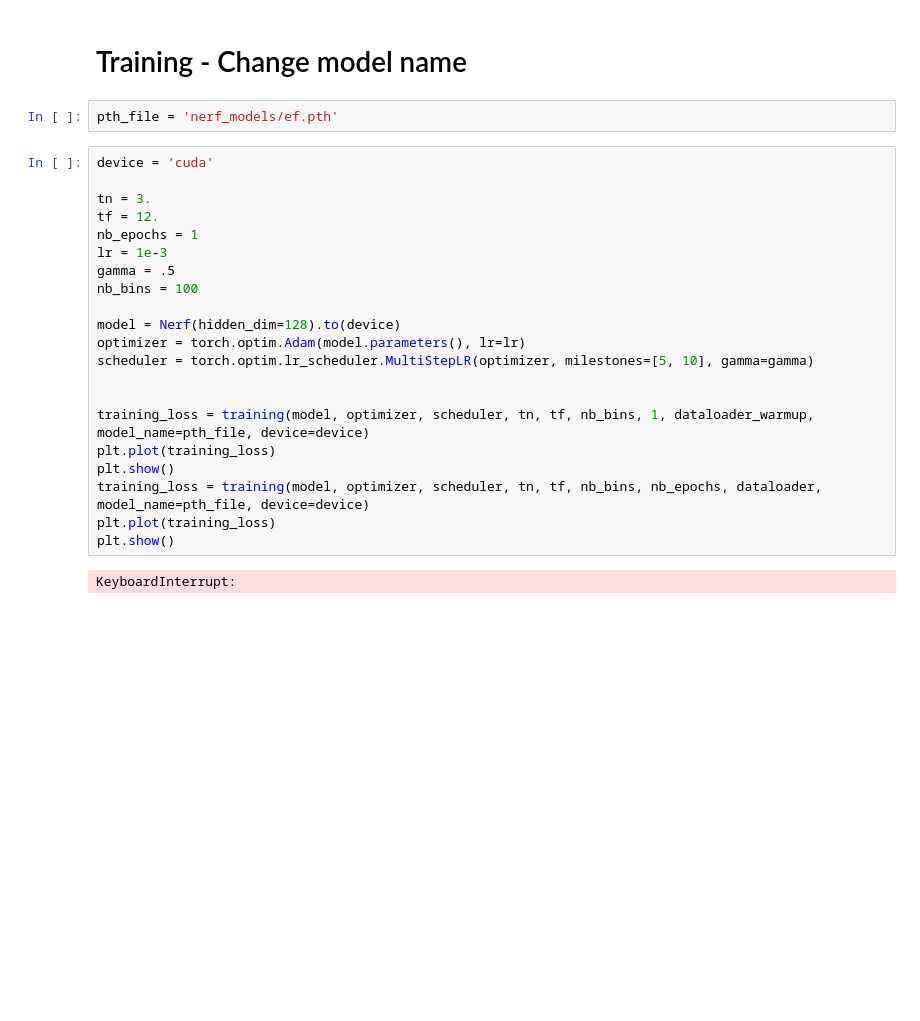
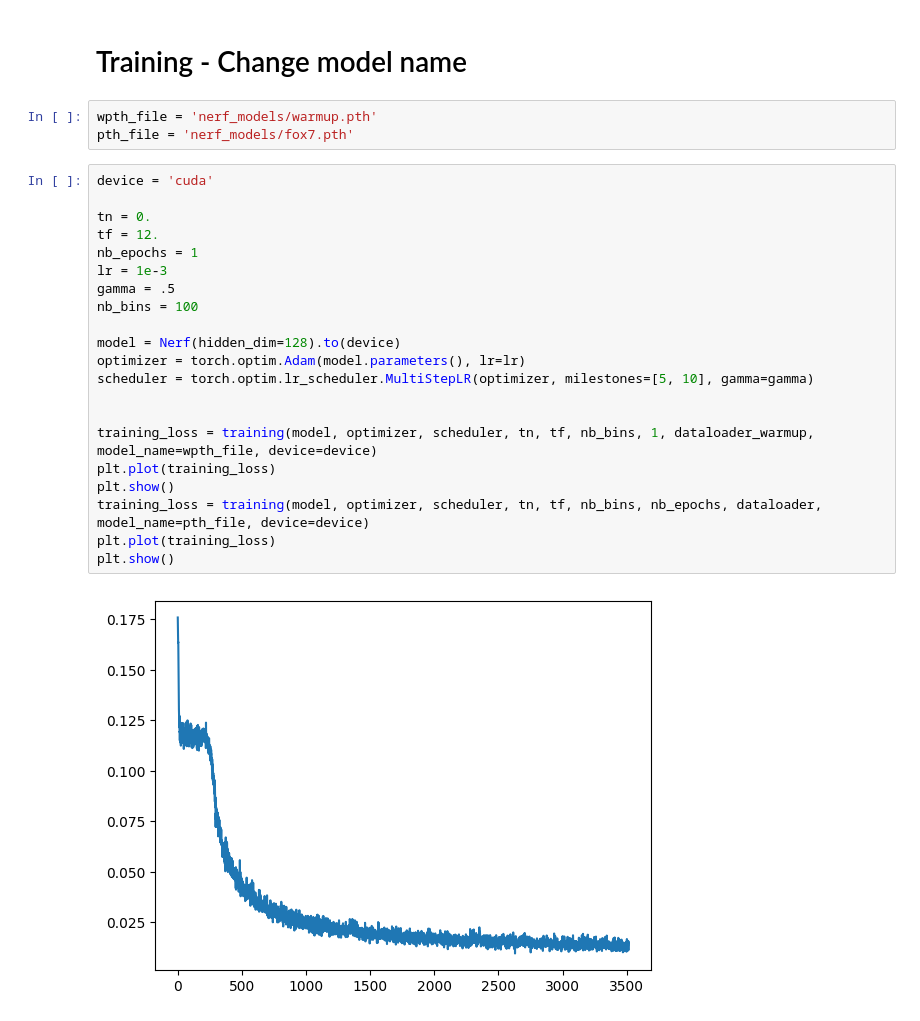
Before and after one commit to abubake/bakernerf, a Jupyter notebook: Nerf-reconstruction.ipynb, the cells around one changed output. Drawn from its saved outputs; the diff is of its cells as text; blank space fills up the shorter version.

```diff
--- a/Nerf-reconstruction.ipynb
+++ b/Nerf-reconstruction.ipynb
@@ -50,27 +50,28 @@ test_o, test_d, test_target_px_values = get_rays('datasets/fox', mode='test')
 # %% [markdown]
 # Training - Change model name
 # %%
-pth_file = 'nerf_models/ef.pth'
+wpth_file = 'nerf_models/warmup.pth'
+pth_file = 'nerf_models/fox7.pth'
 # %%
 device = 'cuda'
 
-tn = 3.
+tn = 0.
 tf = 12.
 nb_epochs = 1
 lr = 1e-3
 gamma = .5
 nb_bins = 100
 
 model = Nerf(hidden_dim=128).to(device)
 optimizer = torch.optim.Adam(model.parameters(), lr=lr)
 scheduler = torch.optim.lr_scheduler.MultiStepLR(optimizer, milestones=[5, 10], gamma=gamma)
 
 
-training_loss = training(model, optimizer, scheduler, tn, tf, nb_bins, 1, dataloader_warmup, model_name=pth_file, device=device)
+training_loss = training(model, optimizer, scheduler, tn, tf, nb_bins, 1, dataloader_warmup, model_name=wpth_file, device=device)
 plt.plot(training_loss)
 plt.show()
 training_loss = training(model, optimizer, scheduler, tn, tf, nb_bins, nb_epochs, dataloader, model_name=pth_file, device=device)
 plt.plot(training_loss)
 plt.show()
 # %% [output]
-KeyboardInterrupt:
+[figure, added]
```
Also changed, not shown: 20 other files.
